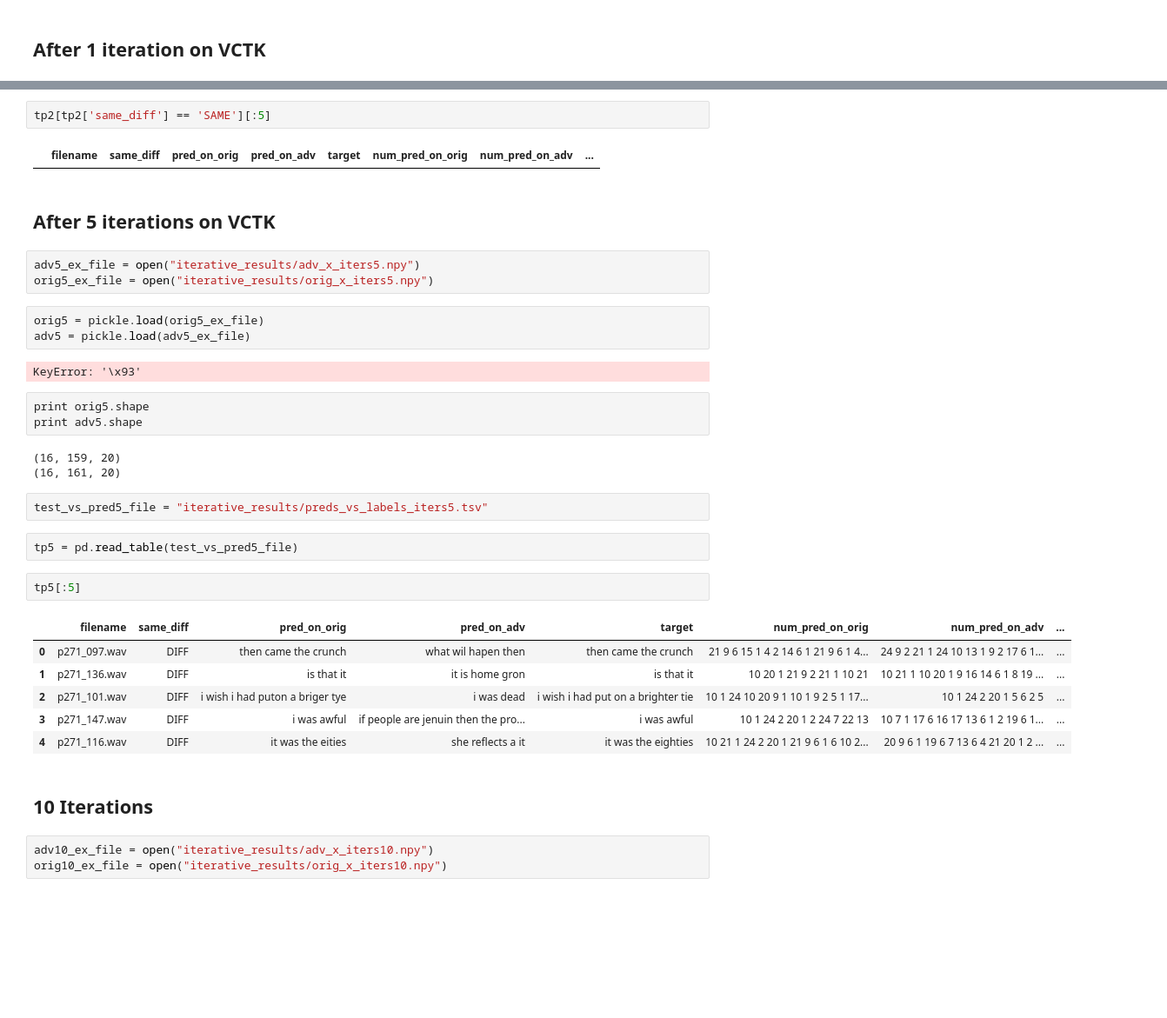
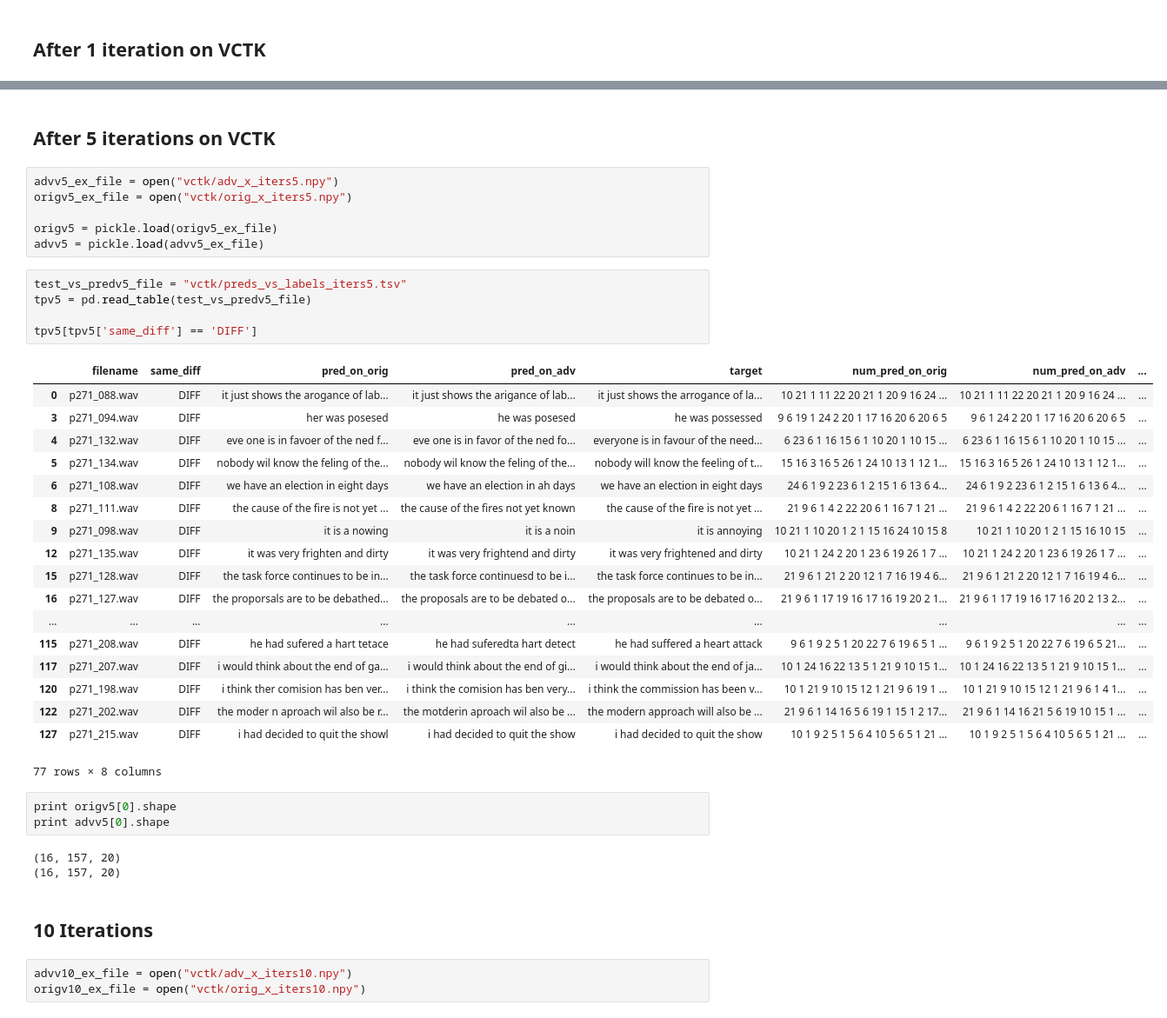
Before and after one commit to daniter-cu/AdversarialSpeech, a Jupyter notebook: speech-to-text-wavenet/Comparing multiple iterations.ipynb, the cells around one changed output, grey strips where cells are left out. Shown at 87% size. Cells and saved outputs as stored; diff of their text form; blank space fills up the shorter version.

```diff
--- a/speech-to-text-wavenet/Comparing multiple iterations.ipynb
+++ b/speech-to-text-wavenet/Comparing multiple iterations.ipynb
@@ -152,39 +123,44 @@ tp1[tp1['same_diff'] == 'DIFF']
-# %%
-tp2[tp2['same_diff'] == 'SAME'][:5]
-# %% [output]
-|  | filename | same_diff | pred_on_orig | pred_on_adv | target | num_pred_on_orig | num_pred_on_adv | ... |
 # %% [markdown]
 ## After 5 iterations on VCTK
-# %%
-adv5_ex_file = open("iterative_results/adv_x_iters5.npy")
-orig5_ex_file = open("iterative_results/orig_x_iters5.npy")
-# %%
-orig5 = pickle.load(orig5_ex_file)
-adv5 = pickle.load(adv5_ex_file)
-# %% [output]
-KeyError: '\x93'
+# %%
+advv5_ex_file = open("vctk/adv_x_iters5.npy")
+origv5_ex_file = open("vctk/orig_x_iters5.npy")
+
+origv5 = pickle.load(origv5_ex_file)
+advv5 = pickle.load(advv5_ex_file)
+# %%
+test_vs_predv5_file = "vctk/preds_vs_labels_iters5.tsv"
+tpv5 = pd.read_table(test_vs_predv5_file)
+
+tpv5[tpv5['same_diff'] == 'DIFF']
+# %% [output]
+|  | filename | same_diff | pred_on_orig | pred_on_adv | target | num_pred_on_orig | num_pred_on_adv | ... |
+| 0 | p271_088.wav | DIFF | it just shows the arogance of lab... | it just shows the arigance of lab... | it just shows the arrogance of la... | 10 21 1 11 22 20 21 1 20 9 16 24 ... | 10 21 1 11 22 20 21 1 20 9 16 24 ... | ... |
+| 3 | p271_094.wav | DIFF | her was posesed | he was posesed | he was possessed | 9 6 19 1 24 2 20 1 17 16 20 6 20 6 5 | 9 6 1 24 2 20 1 17 16 20 6 20 6 5 | ... |
+| 4 | p271_132.wav | DIFF | eve one is in favoer of the ned f... | eve one is in favor of the ned fo... | everyone is in favour of the need... | 6 23 6 1 16 15 6 1 10 20 1 10 15 ... | 6 23 6 1 16 15 6 1 10 20 1 10 15 ... | ... |
+| 5 | p271_134.wav | DIFF | nobody wil know the feling of the... | nobody wil know the feling of the... | nobody will know the feeling of t... | 15 16 3 16 5 26 1 24 10 13 1 12 1... | 15 16 3 16 5 26 1 24 10 13 1 12 1... | ... |
+| 6 | p271_108.wav | DIFF | we have an election in eight days | we have an election in ah days | we have an election in eight days | 24 6 1 9 2 23 6 1 2 15 1 6 13 6 4... | 24 6 1 9 2 23 6 1 2 15 1 6 13 6 4... | ... |
+| 8 | p271_111.wav | DIFF | the cause of the fire is not yet ... | the cause of the fires not yet known | the cause of the fire is not yet ... | 21 9 6 1 4 2 22 20 6 1 16 7 1 21 ... | 21 9 6 1 4 2 22 20 6 1 16 7 1 21 ... | ... |
+| 9 | p271_098.wav | DIFF | it is a nowing | it is a noin | it is annoying | 10 21 1 10 20 1 2 1 15 16 24 10 15 8 | 10 21 1 10 20 1 2 1 15 16 10 15 | ... |
+| 12 | p271_135.wav | DIFF | it was very frighten and dirty | it was very frightend and dirty | it was very frightened and dirty | 10 21 1 24 2 20 1 23 6 19 26 1 7 ... | 10 21 1 24 2 20 1 23 6 19 26 1 7 ... | ... |
+| 15 | p271_128.wav | DIFF | the task force continues to be in... | the task force continuesd to be i... | the task force continues to be in... | 21 9 6 1 21 2 20 12 1 7 16 19 4 6... | 21 9 6 1 21 2 20 12 1 7 16 19 4 6... | ... |
+| 16 | p271_127.wav | DIFF | the proporsals are to be debathed... | the proposals are to be debated o... | the proposals are to be debated o... | 21 9 6 1 17 19 16 17 16 19 20 2 1... | 21 9 6 1 17 19 16 17 16 20 2 13 2... | ... |
+| ... | ... | ... | ... | ... | ... | ... | ... | ... |
+| 115 | p271_208.wav | DIFF | he had sufered a hart tetace | he had suferedta hart detect | he had suffered a heart attack | 9 6 1 9 2 5 1 20 22 7 6 19 6 5 1 ... | 9 6 1 9 2 5 1 20 22 7 6 19 6 5 21... | ... |
+| 117 | p271_207.wav | DIFF | i would think about the end of ga... | i would think about the end of gi... | i would think about the end of ja... | 10 1 24 16 22 13 5 1 21 9 10 15 1... | 10 1 24 16 22 13 5 1 21 9 10 15 1... | ... |
+| 120 | p271_198.wav | DIFF | i think ther comision has ben ver... | i think the comision has ben very... | i think the commission has been v... | 10 1 21 9 10 15 12 1 21 9 6 19 1 ... | 10 1 21 9 10 15 12 1 21 9 6 1 4 1... | ... |
+| 122 | p271_202.wav | DIFF | the moder n aproach wil also be r... | the motderin aproach wil also be ... | the modern approach will also be ... | 21 9 6 1 14 16 5 6 19 1 15 1 2 17... | 21 9 6 1 14 16 21 5 6 19 10 15 1 ... | ... |
+| 127 | p271_215.wav | DIFF | i had decided to quit the showl | i had decided to quit the show | i had decided to quit the show | 10 1 9 2 5 1 5 6 4 10 5 6 5 1 21 ... | 10 1 9 2 5 1 5 6 4 10 5 6 5 1 21 ... | ... |
+77 rows × 8 columns
 # %%
-print orig5.shape
-print adv5.shape
+print origv5[0].shape
+print advv5[0].shape
 # %% [output]
-(16, 159, 20)
-(16, 161, 20)
+(16, 157, 20)
+(16, 157, 20)
-# %%
-test_vs_pred5_file = "iterative_results/preds_vs_labels_iters5.tsv"
-# %%
-tp5 = pd.read_table(test_vs_pred5_file)
-# %%
-tp5[:5]
-# %% [output]
-|  | filename | same_diff | pred_on_orig | pred_on_adv | target | num_pred_on_orig | num_pred_on_adv | ... |
-| 0 | p271_097.wav | DIFF | then came the crunch | what wil hapen then | then came the crunch | 21 9 6 15 1 4 2 14 6 1 21 9 6 1 4... | 24 9 2 21 1 24 10 13 1 9 2 17 6 1... | ... |
-| 1 | p271_136.wav | DIFF | is that it | it is home gron | is that it | 10 20 1 21 9 2 21 1 10 21 | 10 21 1 10 20 1 9 16 14 6 1 8 19 ... | ... |
-| 2 | p271_101.wav | DIFF | i wish i had puton a briger tye | i was dead | i wish i had put on a brighter tie | 10 1 24 10 20 9 1 10 1 9 2 5 1 17... | 10 1 24 2 20 1 5 6 2 5 | ... |
-| 3 | p271_147.wav | DIFF | i was awful | if people are jenuin then the pro... | i was awful | 10 1 24 2 20 1 2 24 7 22 13 | 10 7 1 17 6 16 17 13 6 1 2 19 6 1... | ... |
-| 4 | p271_116.wav | DIFF | it was the eities | she reflects a it | it was the eighties | 10 21 1 24 2 20 1 21 9 6 1 6 10 2... | 20 9 6 1 19 6 7 13 6 4 21 20 1 2 ... | ... |
 # %% [markdown]
 ## 10 Iterations
 # %%
-adv10_ex_file = open("iterative_results/adv_x_iters10.npy")
-orig10_ex_file = open("iterative_results/orig_x_iters10.npy")
+advv10_ex_file = open("vctk/adv_x_iters10.npy")
+origv10_ex_file = open("vctk/orig_x_iters10.npy")
 # %%
```
Also changed, not shown: parts of 12 cells of this notebook.
